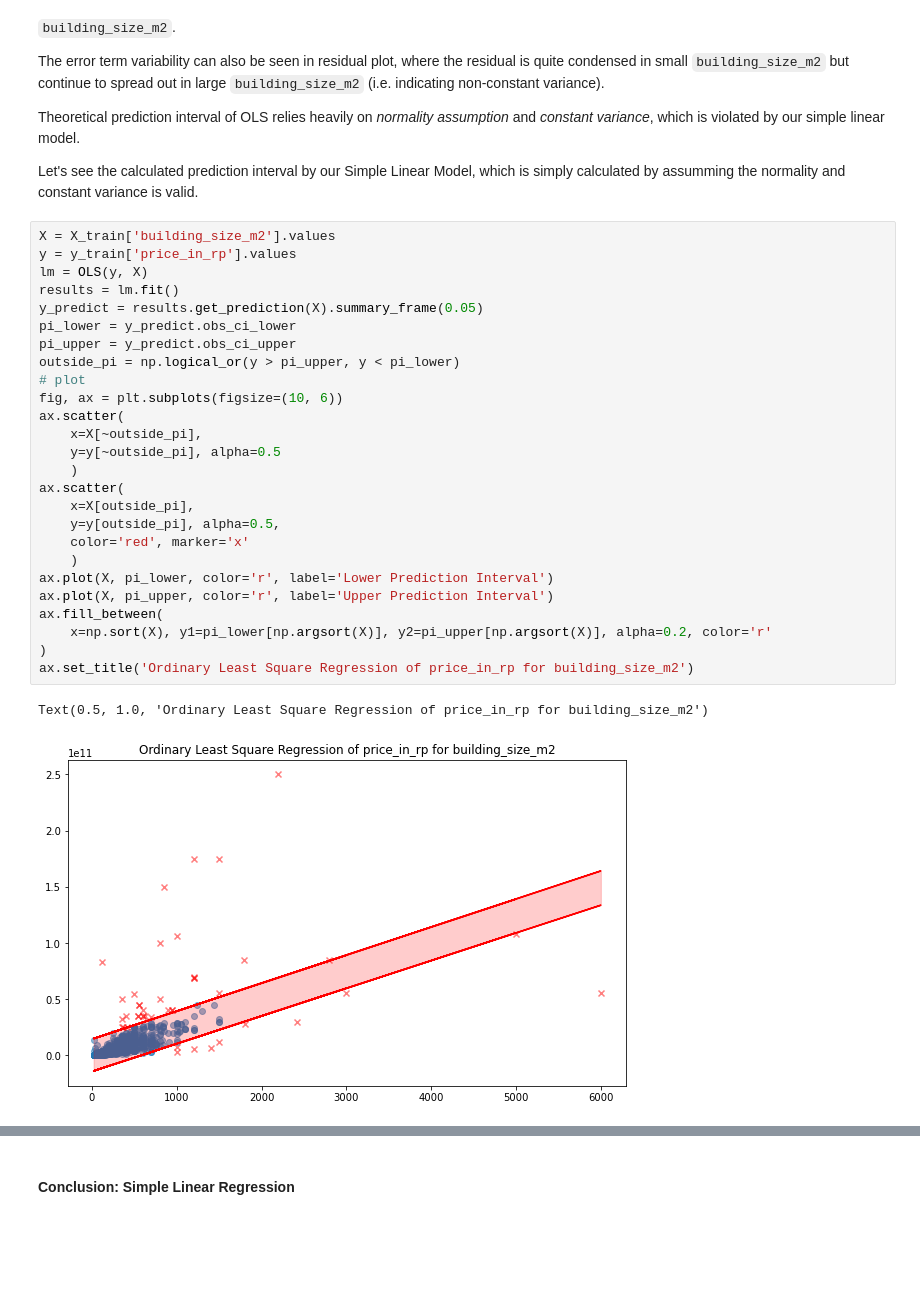
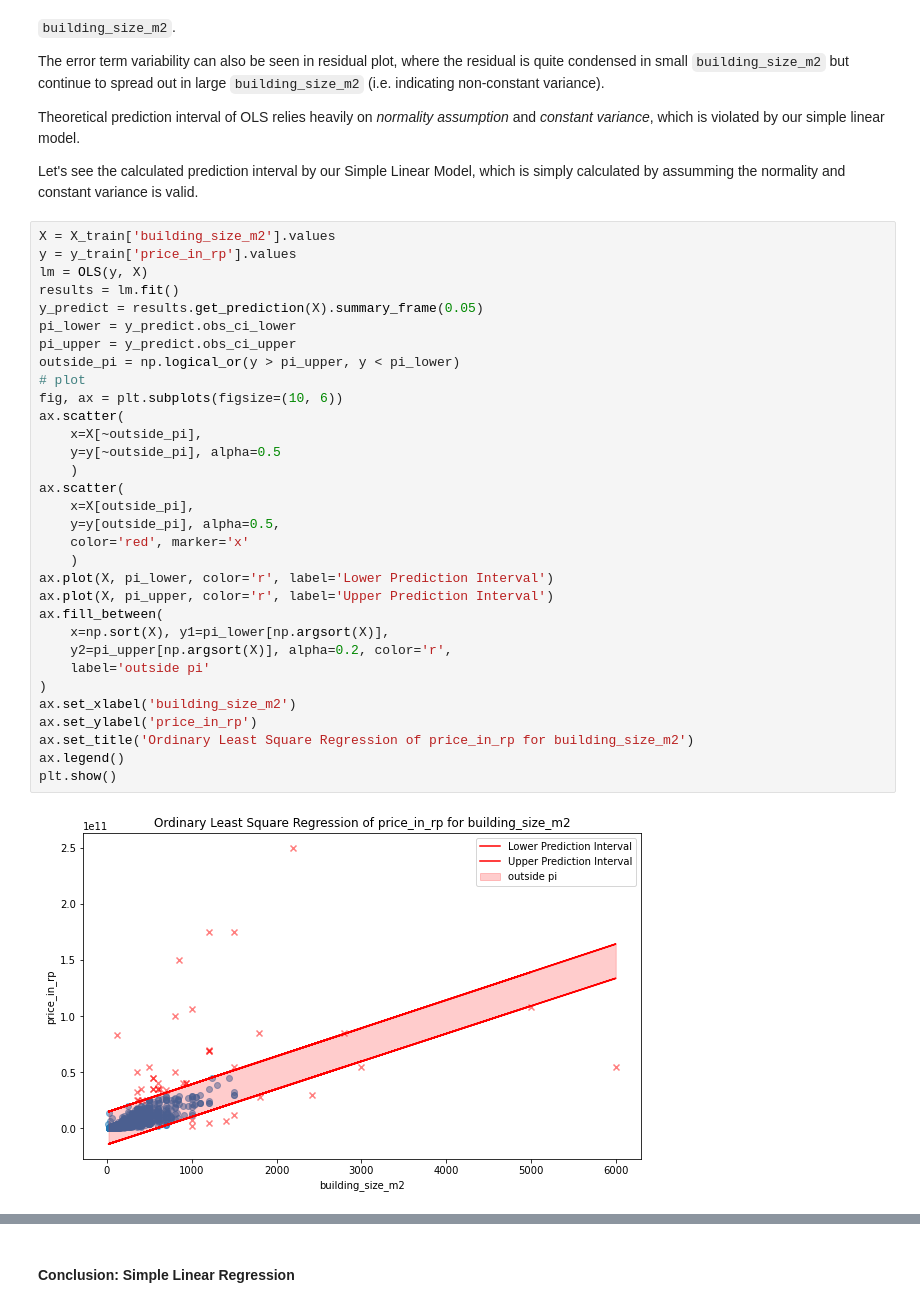
Before and after one commit to nbarizki/jabodetabekhousepricing, a Jupyter notebook: 3 - Linear Modeling of House Price.ipynb, the cells around one changed output, grey strips where cells are left out. Saved outputs shown, nothing was run; the diff lists cells and outputs as text; blank space fills up the shorter version.

```diff
--- a/3 - Linear Modeling of House Price.ipynb
+++ b/3 - Linear Modeling of House Price.ipynb
@@ -726,29 +729,34 @@ Let's see the calculated prediction interval by our Simple Linear Model, which i
 # %%
 X = X_train['building_size_m2'].values
 y = y_train['price_in_rp'].values
 lm = OLS(y, X)
 results = lm.fit()
 y_predict = results.get_prediction(X).summary_frame(0.05)
 pi_lower = y_predict.obs_ci_lower
 pi_upper = y_predict.obs_ci_upper
 outside_pi = np.logical_or(y > pi_upper, y < pi_lower)
 # plot
 fig, ax = plt.subplots(figsize=(10, 6))
 ax.scatter(
     x=X[~outside_pi],
     y=y[~outside_pi], alpha=0.5
     )
 ax.scatter(
     x=X[outside_pi],
     y=y[outside_pi], alpha=0.5,
     color='red', marker='x'
     )
 ax.plot(X, pi_lower, color='r', label='Lower Prediction Interval')
 ax.plot(X, pi_upper, color='r', label='Upper Prediction Interval')
 ax.fill_between(
-    x=np.sort(X), y1=pi_lower[np.argsort(X)], y2=pi_upper[np.argsort(X)], alpha=0.2, color='r'
+    x=np.sort(X), y1=pi_lower[np.argsort(X)],
+    y2=pi_upper[np.argsort(X)], alpha=0.2, color='r',
+    label='outside pi'
 )
+ax.set_xlabel('building_size_m2')
+ax.set_ylabel('price_in_rp')
 ax.set_title('Ordinary Least Square Regression of price_in_rp for building_size_m2')
+ax.legend()
+plt.show()
 # %% [output]
-Text(0.5, 1.0, 'Ordinary Least Square Regression of price_in_rp for building_size_m2')
-[figure, old version]
+[figure, new version]
```
Also changed, not shown: parts of 26 cells of this notebook, 2 other files.
